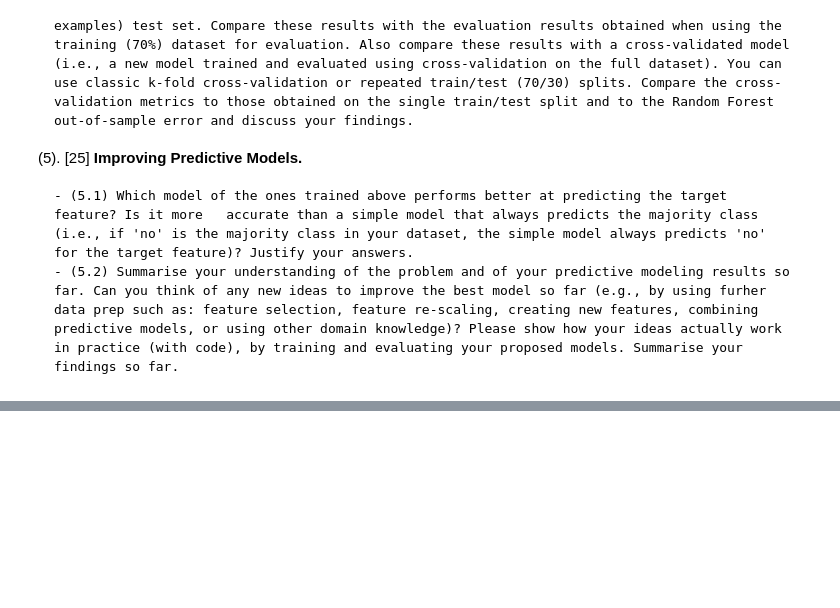
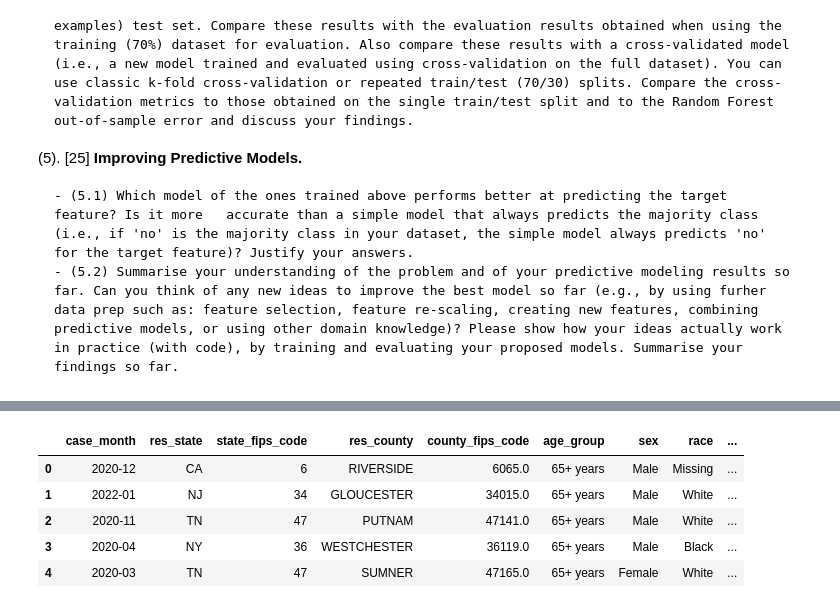
Before and after one commit to MichaelMoyles/MLCovid-19, a Jupyter notebook: 2022-Homework2-Notebook.ipynb, the cells around one changed output, grey strips where cells are left out. Cells and saved outputs as stored; diff of their text form; code cells hidden in the pictures; blank space fills up the shorter version.

```diff
--- a/2022-Homework2-Notebook.ipynb
+++ b/2022-Homework2-Notebook.ipynb
@@ -76,0 +148,11 @@ There are 5 parts for this homework. Each part has an indicative maximum percent
+# %%
+# read in the cleaned csv
+df = pd.read_csv("covid19_cdc_cleaned_data.csv", keep_default_na=True, delimiter=',', skipinitialspace=True)
+df.head(5)
+# %% [output]
+|  | case_month | res_state | state_fips_code | res_county | county_fips_code | age_group | sex | race | ... |
+| 0 | 2020-12 | CA | 6 | RIVERSIDE | 6065.0 | 65+ years | Male | Missing | ... |
+| 1 | 2022-01 | NJ | 34 | GLOUCESTER | 34015.0 | 65+ years | Male | White | ... |
+| 2 | 2020-11 | TN | 47 | PUTNAM | 47141.0 | 65+ years | Male | White | ... |
+| 3 | 2020-04 | NY | 36 | WESTCHESTER | 36119.0 | 65+ years | Male | Black | ... |
+| 4 | 2020-03 | TN | 47 | SUMNER | 47165.0 | 65+ years | Female | White | ... |
```
Also changed, not shown: parts of 15 cells of this notebook, 1 other file.
